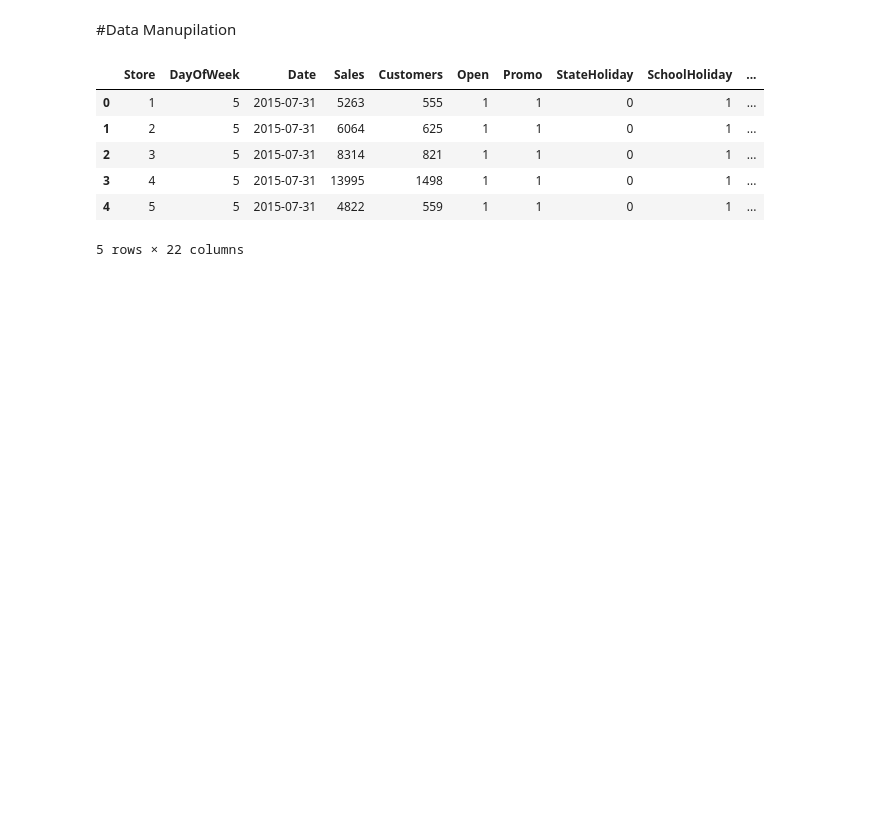
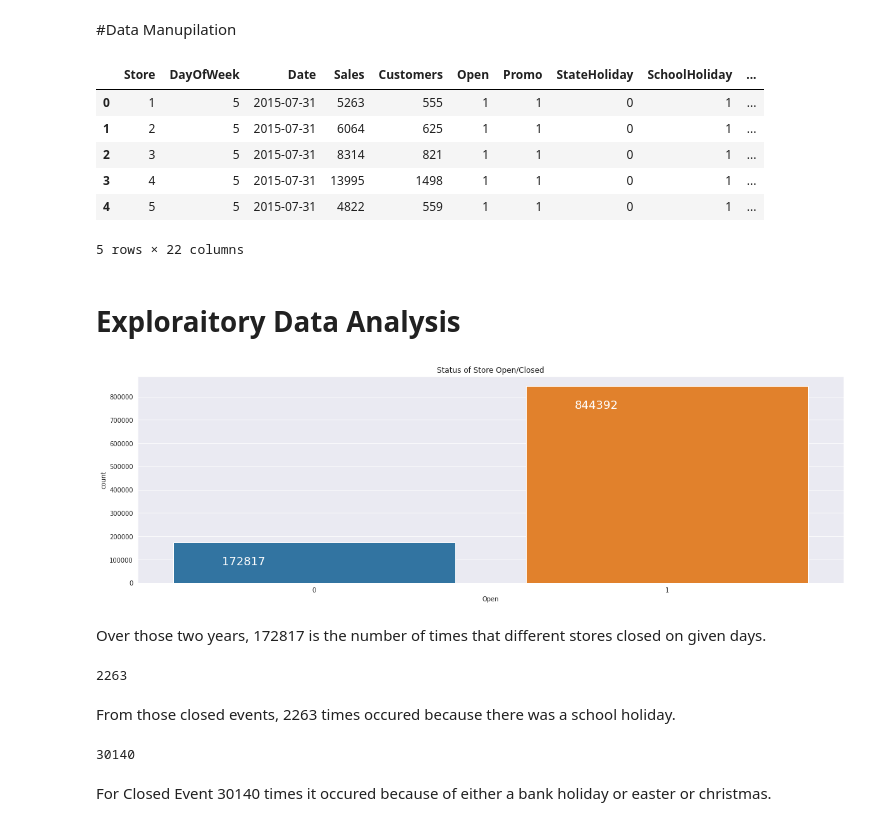
Before and after one commit to vivek16pawar/Retail-Sales-Prediction, a Jupyter notebook: Rossmann_Sales_Prediction_Capstone_Project.ipynb, the cells around one changed output. Cells and saved outputs as stored; diff of their text form; code cells hidden in the pictures; blank space fills up the shorter version.

```diff
--- a/Rossmann_Sales_Prediction_Capstone_Project.ipynb
+++ b/Rossmann_Sales_Prediction_Capstone_Project.ipynb
@@ -156,3 +156,34 @@ merge_df.head()
 | 3 | 4 | 5 | 2015-07-31 | 13995 | 1498 | 1 | 1 | 0 | 1 | ... |
 | 4 | 5 | 5 | 2015-07-31 | 4822 | 559 | 1 | 1 | 0 | 1 | ... |
 5 rows × 22 columns
+# %% [markdown]
+# Exploraitory Data Analysis
+# %%
+# Getting Status of Store Wheather it is Open or Closed
+sns.set_style('darkgrid')
+plt.figure(figsize=(20,6))
+plt.title("Status of Store Open/Closed")
+ax = sns.countplot(x = 'Open', data = merge_df);
+for p in ax.patches:
+    ax.annotate(f'\n{p.get_height()}', (p.get_x()+0.2, p.get_height()), ha='center', va='top', color='white', size=18)
+plt.show()
+# %% [output]
+[figure, added]
+# %% [markdown]
+Over those two years, 172817 is the number of times that different stores closed on given days.
+# %%
+# Total days store closed when there is school holiday
+merge_df[(merge_df.Open == 0) & (merge_df.SchoolHoliday == 1) & (merge_df.StateHoliday == '0') ].count()[0]
+# %% [output]
+2263
+# %% [markdown]
+From those closed events, 2263 times occured because there was a school holiday.
+# %%
+merge_df[(merge_df.Open == 0) &
+         ((merge_df.StateHoliday == 'a') |
+          (merge_df.StateHoliday == 'b') |
+          (merge_df.StateHoliday == 'c'))].count()[0]
+# %% [output]
+30140
+# %% [markdown]
+For Closed Event 30140 times it occured because of either a bank holiday or easter or christmas.
```
Also changed, not shown: parts of 3 cells of this notebook.
